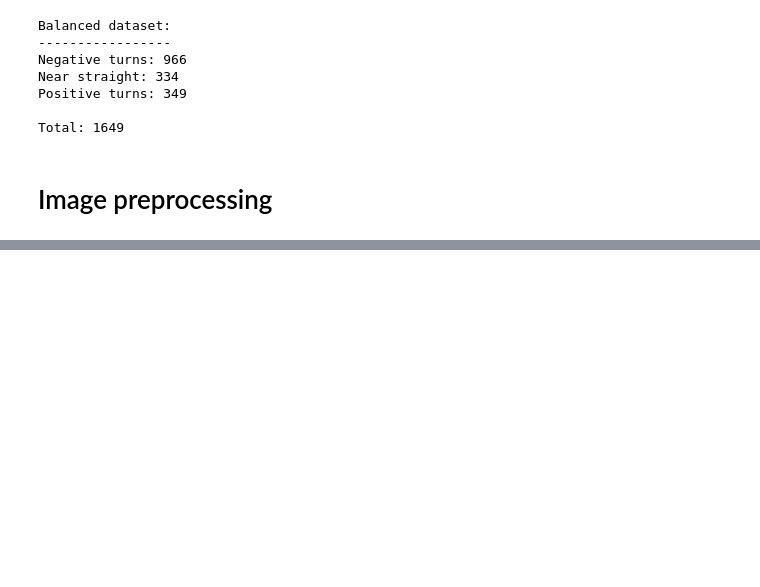
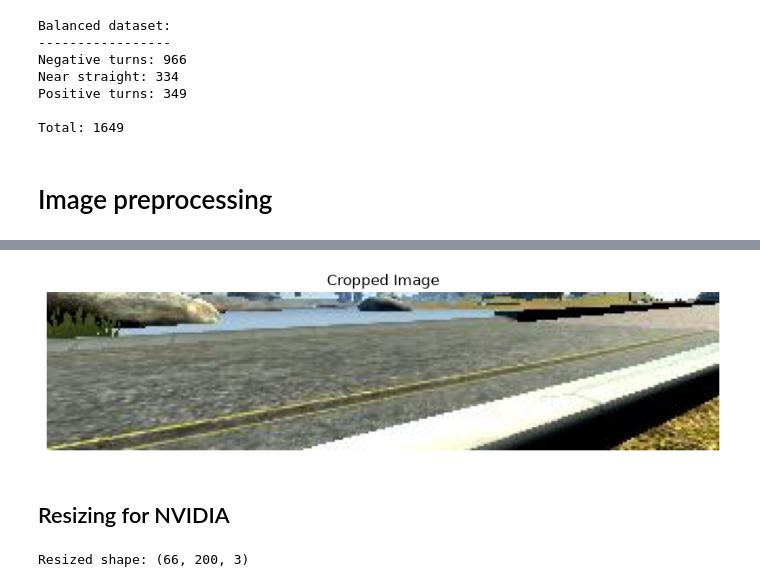
Before and after one commit to eljesam/Smart-Tech-CA2, a Jupyter notebook: exploration.ipynb, the cells around one changed output, grey strips where cells are left out. Drawn from its saved outputs; the diff is of its cells as text; code cells hidden in the pictures; blank space fills up the shorter version.

```diff
--- a/exploration.ipynb
+++ b/exploration.ipynb
@@ -459,0 +500,19 @@ Total: 1649
+# %%
+plt.figure(figsize=(10, 4))
+plt.imshow(cropped_image)
+plt.title("Cropped Image")
+plt.axis("off")
+plt.show()
+# %% [output]
+[figure, added]
+# %% [markdown]
+## Resizing for NVIDIA
+# %%
+resized_image = cv2.resize(
+    cropped_image,
+    (200, 66)
+)
+
+print("Resized shape:", resized_image.shape)
+# %% [output]
+Resized shape: (66, 200, 3)
```
Also changed, not shown: parts of 10 cells of this notebook, 3 other files.
